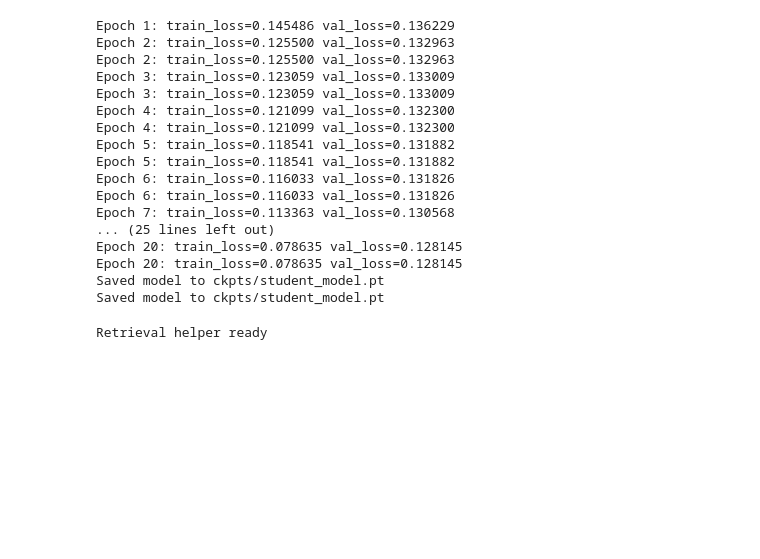
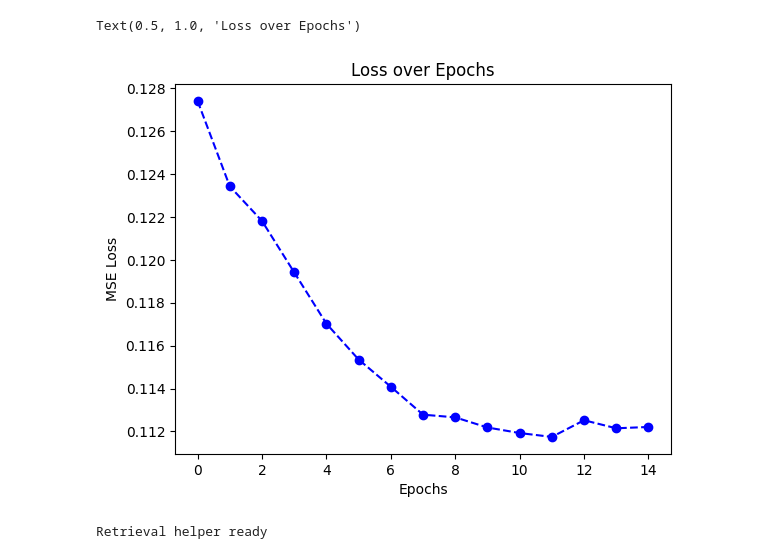
Before and after one commit to Cadoodlii/ReverseDictionary, a Jupyter notebook: student_test.ipynb, the cells around one changed output. Drawn from its saved outputs; the diff is of its cells as text; code cells hidden in the pictures; blank space fills up the shorter version.

```diff
--- a/student_test.ipynb
+++ b/student_test.ipynb
@@ -89,9 +99,17 @@ Train size: 873 Test size: 98
 # %%
-# Build model, optimizer, criterion
-model = StudentModel(bert_model_name=BERT, target_dim=next(iter(glove.values())).shape[0])
-model.to(DEVICE)
-optimizer = torch.optim.AdamW([p for p in model.parameters() if p.requires_grad], lr=LR)
-criterion = torch.nn.MSELoss()
+losses = []
 
-print('Model created; training will run for', EPOCHS, 'epochs')
+# Training loop (15 epochs)
+for epoch in range(1, EPOCHS + 1):
+    train_loss = train_one_epoch(model, train_loader, optimizer, DEVICE, criterion)
+    val_loss = evaluate(model, val_loader, DEVICE, criterion)
+    print(f"Epoch {epoch}: train_loss={train_loss:.6f} val_loss={val_loss:.6f}")
+
+    losses.append(val_loss)
+    if losses[-1] == min(losses):
+        # Save model
+        model_path = Path('./ckpts/student_model.pt')
+        model_path.parent.mkdir(parents=True, exist_ok=True)
+        torch.save(model.state_dict(), model_path)
+        print('Saved best model to', model_path)
 # %% [output]
@@ -99,30 +133,13 @@ Model created; training will run for 20 epochs
 # %%
-# Training loop
-for epoch in range(1, EPOCHS + 1):
-    train_loss = train_one_epoch(model, train_loader, optimizer, DEVICE, criterion)
-    val_loss = evaluate(model, val_loader, DEVICE, criterion)
-    print(f"Epoch {epoch}: train_loss={train_loss:.6f} val_loss={val_loss:.6f}")
+import matplotlib.pyplot as plt
 
-# Optionally save the model
-model_path = Path('./ckpts/student_model.pt')
-torch.save(model.state_dict(), model_path)
-print('Saved model to', model_path)
+x = range(EPOCHS)
+
+plt.plot(x, losses, color='blue', marker='o', linestyle='--')
+plt.xlabel("Epochs")
+plt.ylabel("MSE Loss")
+plt.title("Loss over Epochs")
 # %% [output]
-Epoch 1: train_loss=0.145486 val_loss=0.136229
-Epoch 2: train_loss=0.125500 val_loss=0.132963
-Epoch 2: train_loss=0.125500 val_loss=0.132963
-Epoch 3: train_loss=0.123059 val_loss=0.133009
-Epoch 3: train_loss=0.123059 val_loss=0.133009
-Epoch 4: train_loss=0.121099 val_loss=0.132300
-Epoch 4: train_loss=0.121099 val_loss=0.132300
-Epoch 5: train_loss=0.118541 val_loss=0.131882
-Epoch 5: train_loss=0.118541 val_loss=0.131882
-Epoch 6: train_loss=0.116033 val_loss=0.131826
-Epoch 6: train_loss=0.116033 val_loss=0.131826
-Epoch 7: train_loss=0.113363 val_loss=0.130568
-... (25 lines left out)
-Epoch 20: train_loss=0.078635 val_loss=0.128145
-Epoch 20: train_loss=0.078635 val_loss=0.128145
-Saved model to ckpts/student_model.pt
-Saved model to ckpts/student_model.pt
+Text(0.5, 1.0, 'Loss over Epochs')
+[figure, added]
 # %%
```
Also changed, not shown: parts of 16 cells of this notebook, 10 other files.
